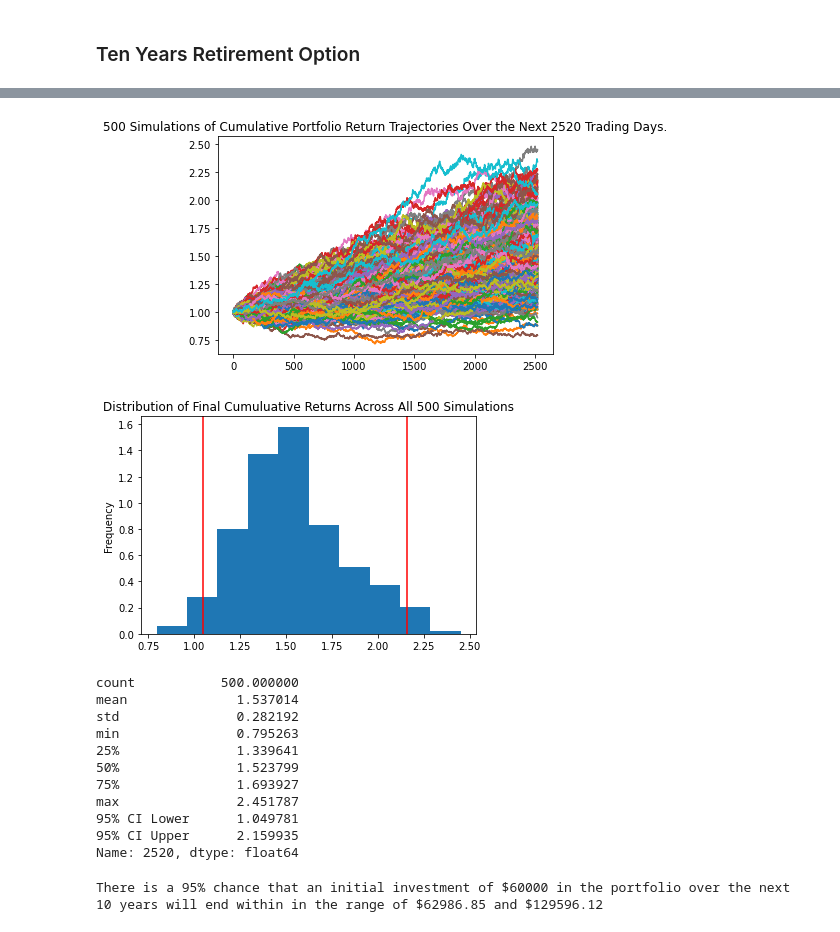
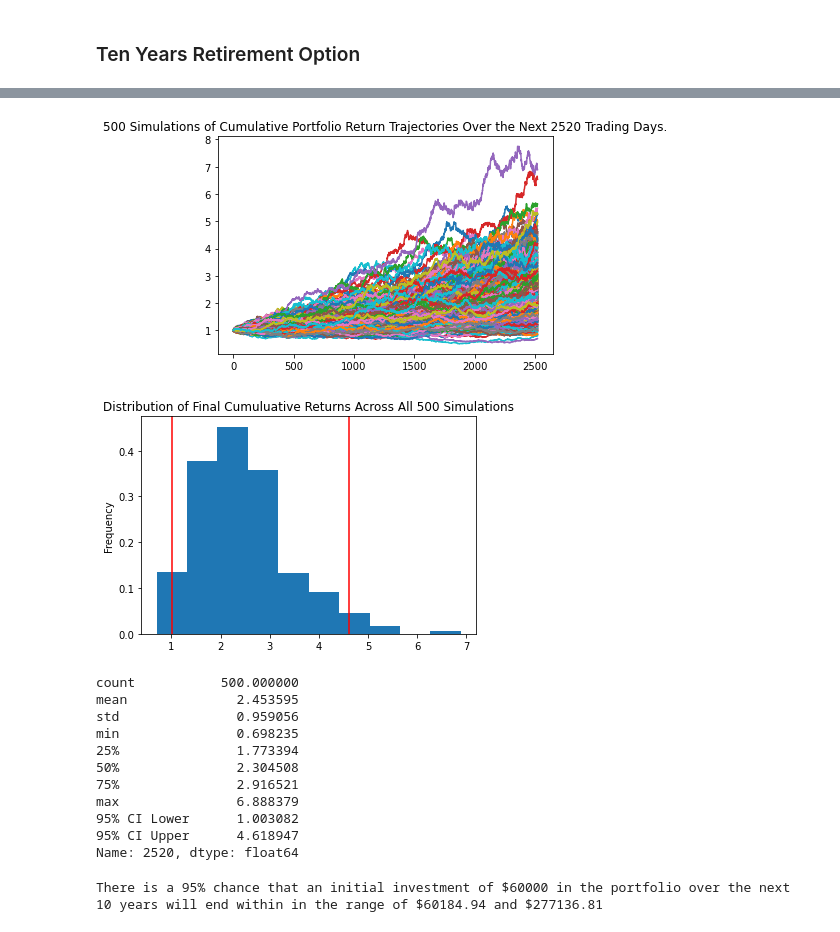
Before and after one commit to gokhanunal34/apiApplicationsWithPython, a Jupyter notebook: financial-planner.ipynb, the cells around one changed output, grey strips where cells are left out. Saved outputs shown, nothing was run; the diff lists cells and outputs as text; code cells hidden in the pictures.

```diff
--- a/financial-planner.ipynb
+++ b/financial-planner.ipynb
@@ -428,3 +492,11 @@ NameError: name 'ci_lower_five' is not defined
 # %% [markdown]
 ### Ten Years Retirement Option
+# %%
+# Configuring a Monte Carlo simulation to forecast 10 years cumulative returns
+MC_ten_years = MCSimulation(
+    portfolio_data = df_new_stock_data,
+    weights = [.40,.60],
+    num_simulation = 500,       #500 runs
+    num_trading_days = 252*10   #10 years
+)
 # %%
@@ -467,41 +547,41 @@ Running Monte Carlo simulation number 490.
 # %%
 # Plot simulation outcomes
-# YOUR CODE HERE!
+plot = MC_ten_years.plot_simulation()
 # %% [output]
-[figure, old version]
+[figure, new version]
 # %%
 # Plot probability distribution and confidence intervals
-# YOUR CODE HERE!
+probability_chart = MC_ten_years.plot_distribution()
 # %% [output]
-[figure, old version]
+[figure, new version]
 # %%
 # Fetch summary statistics from the Monte Carlo simulation results
-# YOUR CODE HERE!
+summary_stats = MC_ten_years.summarize_cumulative_return()
 
 # Print summary statistics
-# YOUR CODE HERE!
+print(summary_stats)
 # %% [output]
 count           500.000000
-mean              1.537014
-std               0.282192
-min               0.795263
-25%               1.339641
-50%               1.523799
-75%               1.693927
-max               2.451787
-95% CI Lower      1.049781
-95% CI Upper      2.159935
+mean              2.453595
+std               0.959056
+min               0.698235
+25%               1.773394
+50%               2.304508
+75%               2.916521
+max               6.888379
+95% CI Lower      1.003082
+95% CI Upper      4.618947
 Name: 2520, dtype: float64
 # %%
 # Set initial investment
-# YOUR CODE HERE!
+initial_investment = 60000
 
 # Use the lower and upper `95%` confidence intervals to calculate the range of the possible outcomes of our $60,000
-# YOUR CODE HERE!
-
+ci_lower_ten = round(initial_investment * summary_stats[8], 2)
+ci_upper_ten = round(initial_investment * summary_stats[9], 2)
 # Print results
 print(f"There is a 95% chance that an initial investment of ${initial_investment} in the portfolio"
       f" over the next 10 years will end within in the range of"
       f" ${ci_lower_ten} and ${ci_upper_ten}")
 # %% [output]
-There is a 95% chance that an initial investment of $60000 in the portfolio over the next 10 years will end within in the range of $62986.85 and $129596.12
+There is a 95% chance that an initial investment of $60000 in the portfolio over the next 10 years will end within in the range of $60184.94 and $277136.81
```
Also changed, not shown: parts of 9 cells of this notebook.
